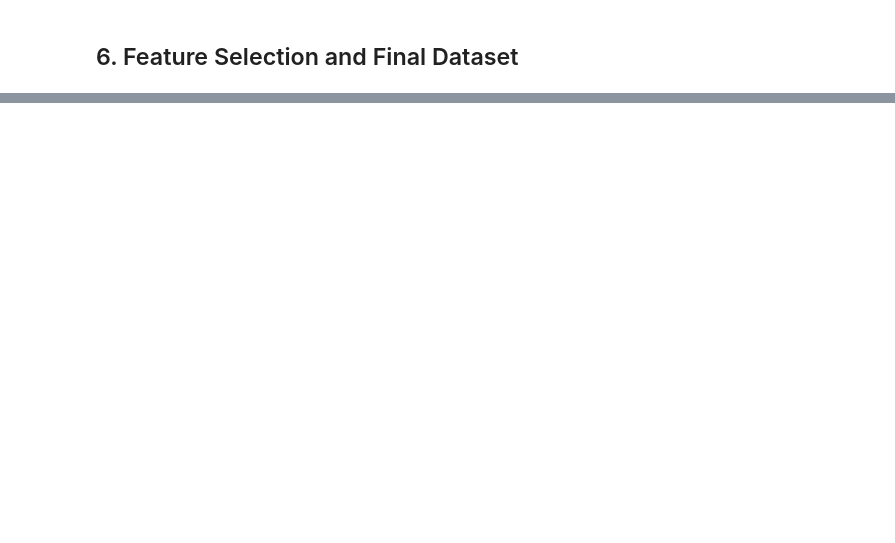
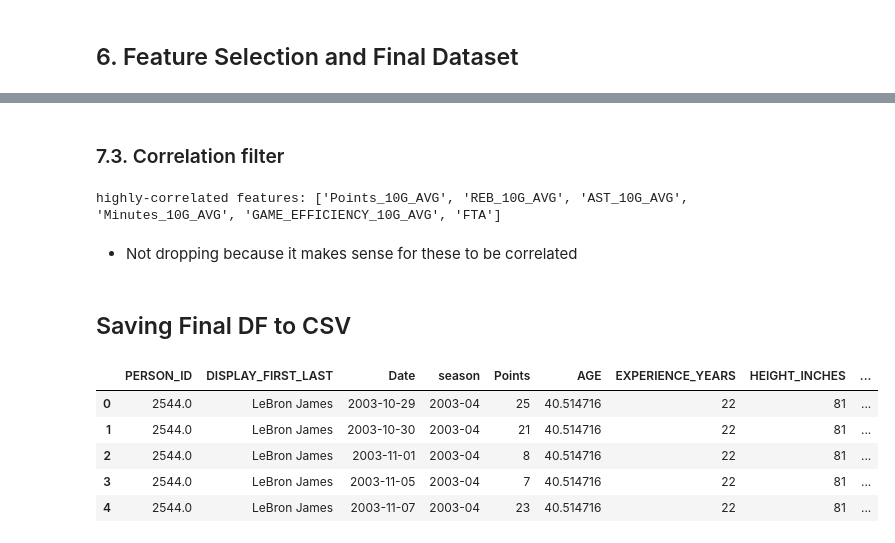
Before and after one commit to MSE-436-Project-Team/Project-Mono-Repo, a Jupyter notebook: backend/DataRetrievalAndManipulation/nba_feature_engineering.ipynb, the cells around one changed output, grey strips where cells are left out. Saved outputs shown, nothing was run; the diff lists cells and outputs as text; code cells hidden in the pictures; blank space fills up the shorter version.

```diff
--- a/backend/DataRetrievalAndManipulation/nba_feature_engineering.ipynb
+++ b/backend/DataRetrievalAndManipulation/nba_feature_engineering.ipynb
@@ -377,0 +444,9 @@ Rolling features created. Shape: (167718, 54)
+# %%
+# A "starter" is anyone who plays >= 24 minutes (adjust this if you have actual starter info)
+boxscores_df['IS_STARTER'] = boxscores_df['Minutes'] >= 24
+
+# Rolling percent of games started (over the season to date)
+boxscores_df['START_PCT_SEASON'] = (
+    boxscores_df.groupby(['PERSON_ID', 'season'])['IS_STARTER']
+    .transform(lambda x: x.expanding().mean())
+)
@@ -421,22 +534,30 @@ Date range: 2003-10-29 00:00:00 to 2025-04-13 00:00:00
 # Select final features for modeling
 print("Selecting final features...")
 
-# Define feature columns
 feature_columns = [
     # Player demographics
-    'AGE', 'EXPERIENCE_YEARS', 'HEIGHT_INCHES', 'WEIGHT', 'BMI',
-    'DRAFT_POSITION', 'TOP_10_PICK', 'LOTTERY_PICK',
+    'AGE', 'AGE_SQ', 'EXPERIENCE_YEARS', 'HEIGHT_INCHES', 'WEIGHT', 'BMI',
+    'DRAFT_POSITION', 'TOP_10_PICK', 'LOTTERY_PICK', 'IS_ROOKIE', 'IS_VETERAN',
 
-    # Position
-    'POSITION_CATEGORY',
+    # Position (numeric and dummies)
+    'POSITION_CATEGORY', 'POS_Guard', 'POS_Forward', 'POS_Center', 'POS_Other',
 
     # Career averages
     'PPG_mean', 'RPG_mean', 'APG_mean', 'SPG_mean', 'BPG_mean',
     'TOPG_mean', 'MPG_mean', 'TS_PCT_mean', 'AST_TO_RATIO_mean',
     'SEASONS_PLAYED',
 
+    # Career trajectory
+    'PPG_LAG1', 'PPG_DIFF',
+
+    # Opportunity & Role
+    'IS_STARTER', 'START_PCT_SEASON',
+
     # Game context
     'IS_HOME', 'IS_WIN', 'MONTH', 'DAY_OF_WEEK', 'IS_PLAYOFFS',
+
+    # Seasonality
+    'SEASONAL_PERIOD', 'SEASON_Autumn', 'SEASON_Winter', 'SEASON_Spring',
 
     # Rolling averages
     'Points_5G_AVG', 'REB_5G_AVG', 'AST_5G_AVG', 'STL_5G_AVG', 'BLK_5G_AVG',
@@ -449,15 +570,22 @@ feature_columns = [
     'OREB', 'DREB', 'REB', 'AST', 'TO', 'STL', 'BLK', 'PF',
 
     # Efficiency metrics
-    'GAME_EFFICIENCY', 'TRUE_SHOOTING_PCT', 'USAGE_RATE'
+    'GAME_EFFICIENCY', 'TRUE_SHOOTING_PCT', 'USAGE_RATE',
+
+    # Rest/Injury
+    'DAYS_SINCE_LAST_GAME', 'IS_B2B', 'GAMES_LAST_30D',
+
+    # Interaction terms
+    'AGE_x_MINUTES', 'USAGE_RATE_x_GAME_EFFICIENCY',
 ]
+
 
 # Create final dataset
 final_features = [col for col in feature_columns if col in boxscores_with_players.columns]
 final_dataset = boxscores_with_players[['PERSON_ID', 'DISPLAY_FIRST_LAST', 'Date', 'season', 'Points'] + final_features].copy()
 
 # Remove rows with too many missing values
-final_dataset = final_dataset.dropna(thresh=len(final_features) * 0.7)
+# final_dataset = final_dataset.dropna(thresh=len(final_features) * 0.7)
 
 print(f"Final dataset shape: {final_dataset.shape}")
 print(f"Features included: {len(final_features)}")
@@ -491,0 +617,2 @@ final_dataset['POSITION_CATEGORY'] = final_dataset['POSITION_CATEGORY'].map(posi
+# %%
+final_dataset['DAYS_SINCE_LAST_GAME'] = final_dataset['DAYS_SINCE_LAST_GAME'].fillna(0)
@@ -491,0 +654,2 @@ final_dataset['POSITION_CATEGORY'] = final_dataset['POSITION_CATEGORY'].map(posi
+# %% [markdown]
+### 7.3. Correlation filter
@@ -491,0 +662,19 @@ final_dataset['POSITION_CATEGORY'] = final_dataset['POSITION_CATEGORY'].map(posi
+# %%
+# Find pairs above 0.95
+to_drop_corr = [column for column in upper.columns if any(upper[column] > 0.95)]
+print("highly-correlated features:", to_drop_corr)
+# %% [output]
+highly-correlated features: ['Points_10G_AVG', 'REB_10G_AVG', 'AST_10G_AVG', 'Minutes_10G_AVG', 'GAME_EFFICIENCY_10G_AVG', 'FTA']
+# %% [markdown]
+- Not dropping because it makes sense for these to be correlated
+# %% [markdown]
+## Saving Final DF to CSV
+# %%
+final_dataset.head()
+# %% [output]
+|  | PERSON_ID | DISPLAY_FIRST_LAST | Date | season | Points | AGE | EXPERIENCE_YEARS | HEIGHT_INCHES | ... |
+| 0 | 2544.0 | LeBron James | 2003-10-29 | 2003-04 | 25 | 40.514716 | 22 | 81 | ... |
+| 1 | 2544.0 | LeBron James | 2003-10-30 | 2003-04 | 21 | 40.514716 | 22 | 81 | ... |
+| 2 | 2544.0 | LeBron James | 2003-11-01 | 2003-04 | 8 | 40.514716 | 22 | 81 | ... |
+| 3 | 2544.0 | LeBron James | 2003-11-05 | 2003-04 | 7 | 40.514716 | 22 | 81 | ... |
+| 4 | 2544.0 | LeBron James | 2003-11-07 | 2003-04 | 23 | 40.514716 | 22 | 81 | ... |
```
Also changed, not shown: parts of 25 cells of this notebook, 4 other files.
